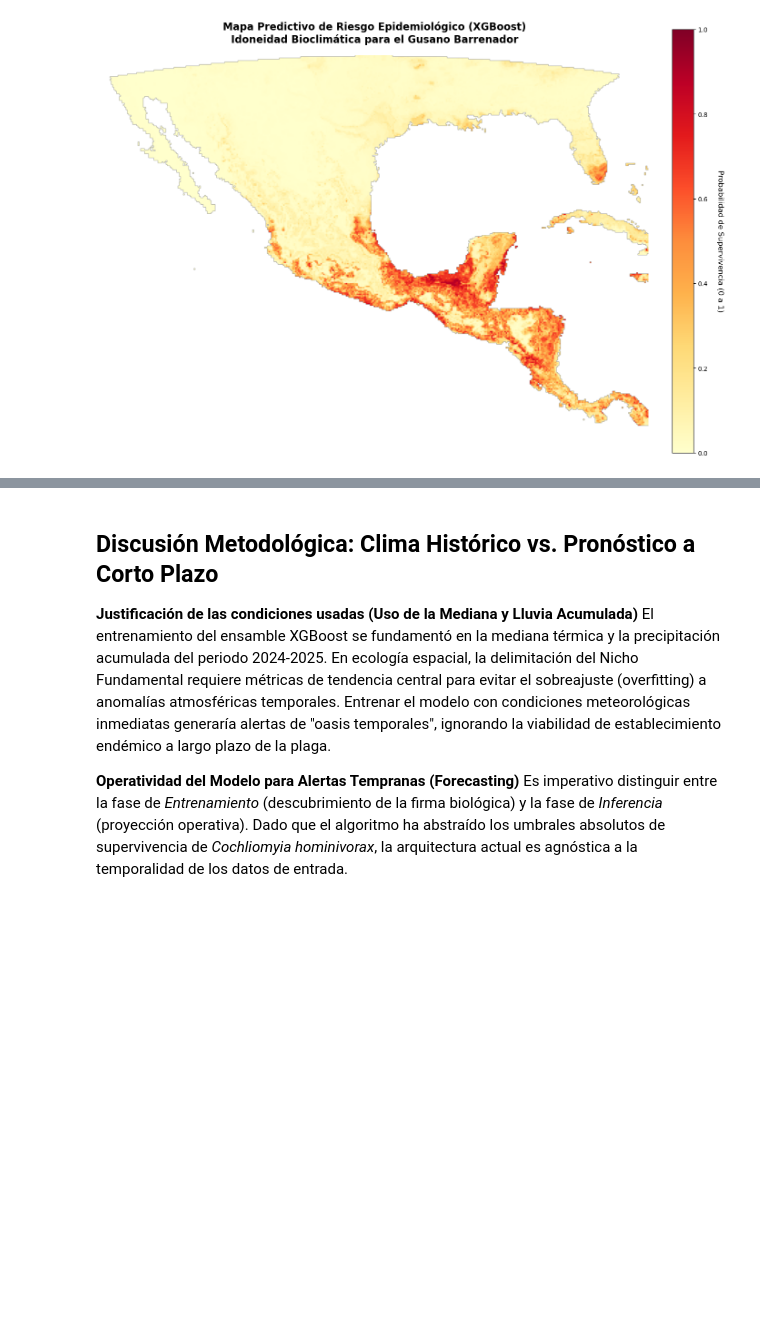
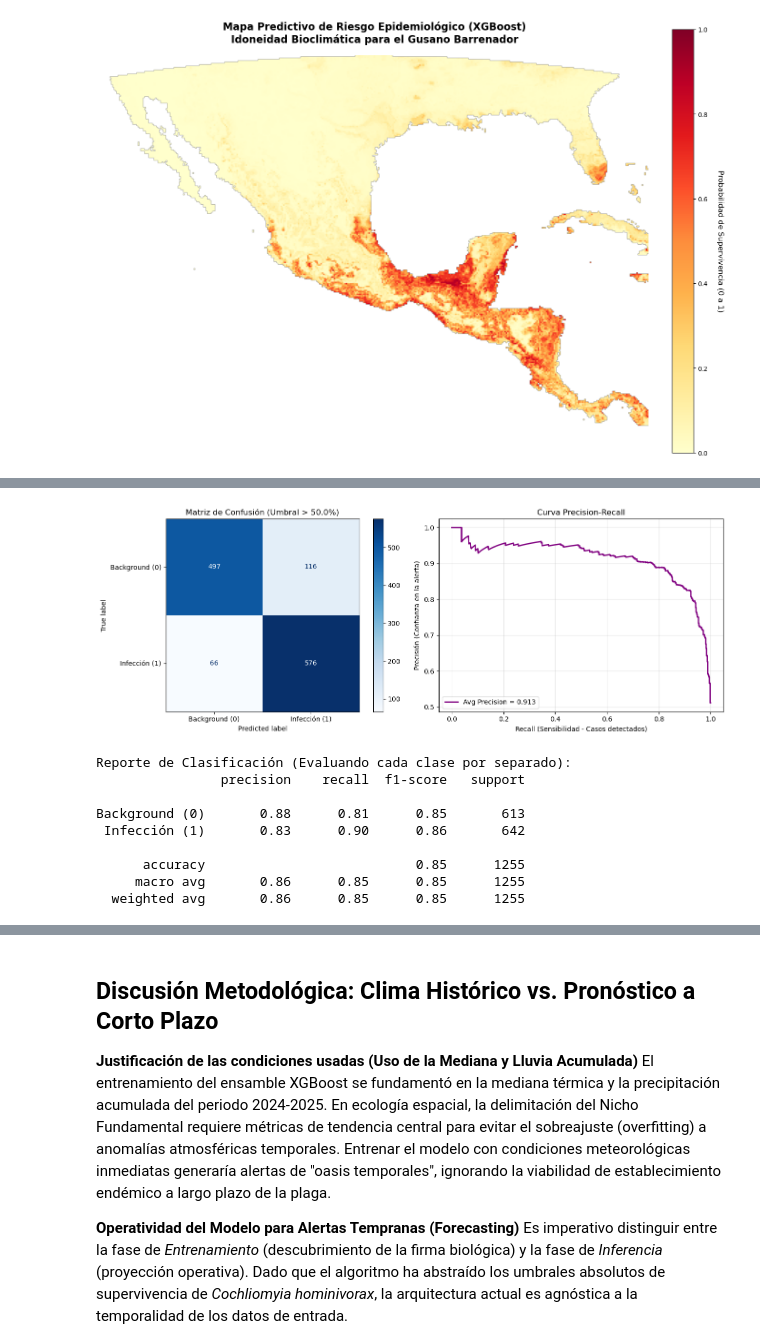
Before and after one commit to Moises7car/monitor-gusano-barrenador, a Jupyter notebook: notebooks/04_Training_Prediction.ipynb, the cells around one changed output, grey strips where cells are left out. Drawn from its saved outputs; the diff is of its cells as text; code cells hidden in the pictures; blank space fills up the shorter version.

```diff
--- a/notebooks/04_Training_Prediction.ipynb
+++ b/notebooks/04_Training_Prediction.ipynb
@@ -249,0 +321,47 @@ except FileNotFoundError:
+# %%
+from sklearn.metrics import confusion_matrix, ConfusionMatrixDisplay, precision_recall_curve, average_precision_score
+
+# umbral tradicional para una matriz de confusión
+umbral = 0.50
+y_pred_binario = (y_pred_proba >= umbral).astype(int)
+
+# Construcción de la Matriz de Confusión
+cm = confusion_matrix(y_test, y_pred_binario)
+disp = ConfusionMatrixDisplay(confusion_matrix=cm, display_labels=['Background (0)', 'Infección (1)'])
+
+# Construcción de la Curva Precision-Recall
+precision, recall, _ = precision_recall_curve(y_test, y_pred_proba)
+avg_precision = average_precision_score(y_test, y_pred_proba)
+
+# --- Configuración Visual ---
+fig, (ax1, ax2) = plt.subplots(1, 2, figsize=(14, 5))
+
+# Gráfica 1: Matriz de Confusión
+disp.plot(ax=ax1, cmap='Blues', values_format='d')
+ax1.set_title(f'Matriz de Confusión (Umbral > {umbral*100}%)')
+
+# Gráfica 2: Curva Precision-Recall
+ax2.plot(recall, precision, color='purple', lw=2, label=f'Avg Precision = {avg_precision:.3f}')
+ax2.set_xlabel('Recall (Sensibilidad - Casos detectados)')
+ax2.set_ylabel('Precisión (Confianza en la alerta)')
+ax2.set_title('Curva Precision-Recall')
+ax2.legend(loc="lower left")
+ax2.grid(alpha=0.3)
+
+plt.tight_layout()
+plt.show()
+
+# Imprimir el reporte detallado que ignora el "Accuracy" engañoso
+print("Reporte de Clasificación (Evaluando cada clase por separado):")
+print(classification_report(y_test, y_pred_binario, target_names=['Background (0)', 'Infección (1)']))
+# %% [output]
+[figure, added]
+Reporte de Clasificación (Evaluando cada clase por separado):
+                precision    recall  f1-score   support
+
+Background (0)       0.88      0.81      0.85       613
+ Infección (1)       0.83      0.90      0.86       642
+
+      accuracy                           0.85      1255
+     macro avg       0.86      0.85      0.85      1255
+  weighted avg       0.86      0.85      0.85      1255
```
Also changed, not shown: parts of 9 cells of this notebook, 3 other files.
